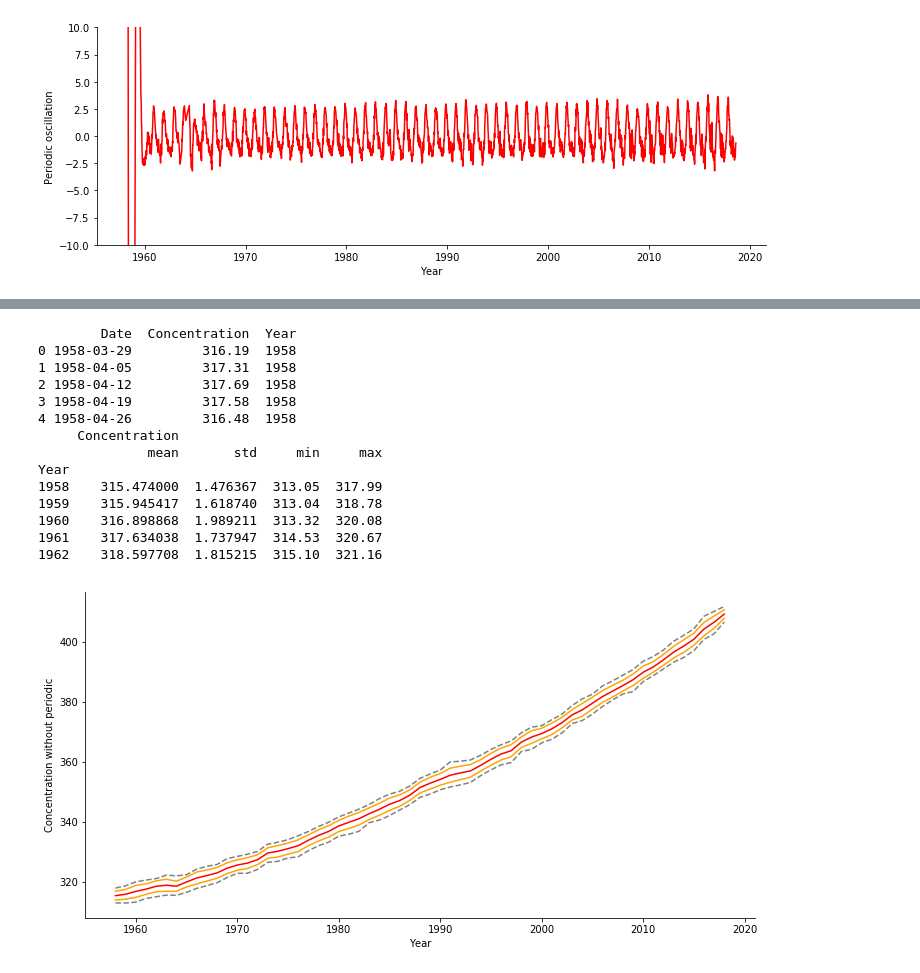
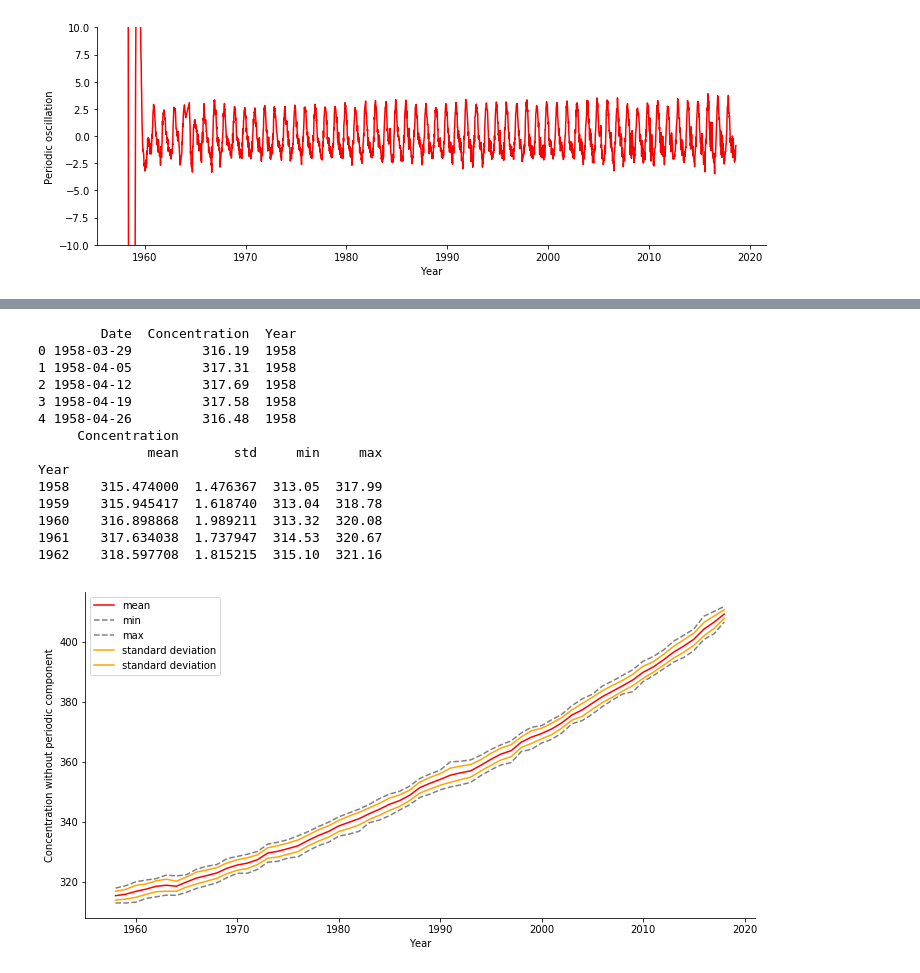
Before and after one commit to Aurele-Barriere/CO2_data_analysis, a Jupyter notebook: evolutionCO2.ipynb, the cells around one changed output, grey strips where cells are left out. Saved outputs shown, nothing was run; the diff lists cells and outputs as text; code cells hidden in the pictures.

```diff
--- a/evolutionCO2.ipynb
+++ b/evolutionCO2.ipynb
@@ -150,35 +156,34 @@ plt.show()
 # %%
 data['Year'] = data['Date'].apply(lambda x: int(x.strftime('%Y')))
 data_agg = data.groupby(['Year']).agg(['mean', 'std', 'min', 'max'])
 print(data.head())
 print(data_agg.head())
 
 f, ax1 = plt.subplots(1, 1, figsize=[12, 6])
 ax1.plot(data_agg['Concentration']['mean'], c='r')
 for t in ['min', 'max']:
-    ax1.plot(data_agg['Concentration'][t], c='gray', linestyle='--')
+    ax1.plot(data_agg['Concentration'][t], c='gray', linestyle='--', label=t)
 for i in [-1, 1]:
-    ax1.plot(data_agg['Concentration']['mean'] + i * data_agg['Concentration']['std'], c='orange')
+    ax1.plot(data_agg['Concentration']['mean'] + i * data_agg['Concentration']['std'], c='orange', label='standard deviation')
 ax1.set_xlabel("Year")
-ax1.set_ylabel("Concentration without periodic")
+ax1.set_ylabel("Concentration without periodic component")
 ax1.spines['top'].set_visible(False)
 ax1.spines['right'].set_visible(False)
-#ax1.set_ylim([-10, 10])
-#ax1.set_xlim([1960, 1965])
+ax1.legend()
 plt.show()
 # %% [output]
         Date  Concentration  Year
 0 1958-03-29         316.19  1958
 1 1958-04-05         317.31  1958
 2 1958-04-12         317.69  1958
 3 1958-04-19         317.58  1958
 4 1958-04-26         316.48  1958
      Concentration
               mean       std     min     max
 Year
 1958    315.474000  1.476367  313.05  317.99
 1959    315.945417  1.618740  313.04  318.78
 1960    316.898868  1.989211  313.32  320.08
 1961    317.634038  1.737947  314.53  320.67
 1962    318.597708  1.815215  315.10  321.16
-[figure, old version]
+[figure, new version]
```
Also changed, not shown: parts of 12 cells of this notebook.
